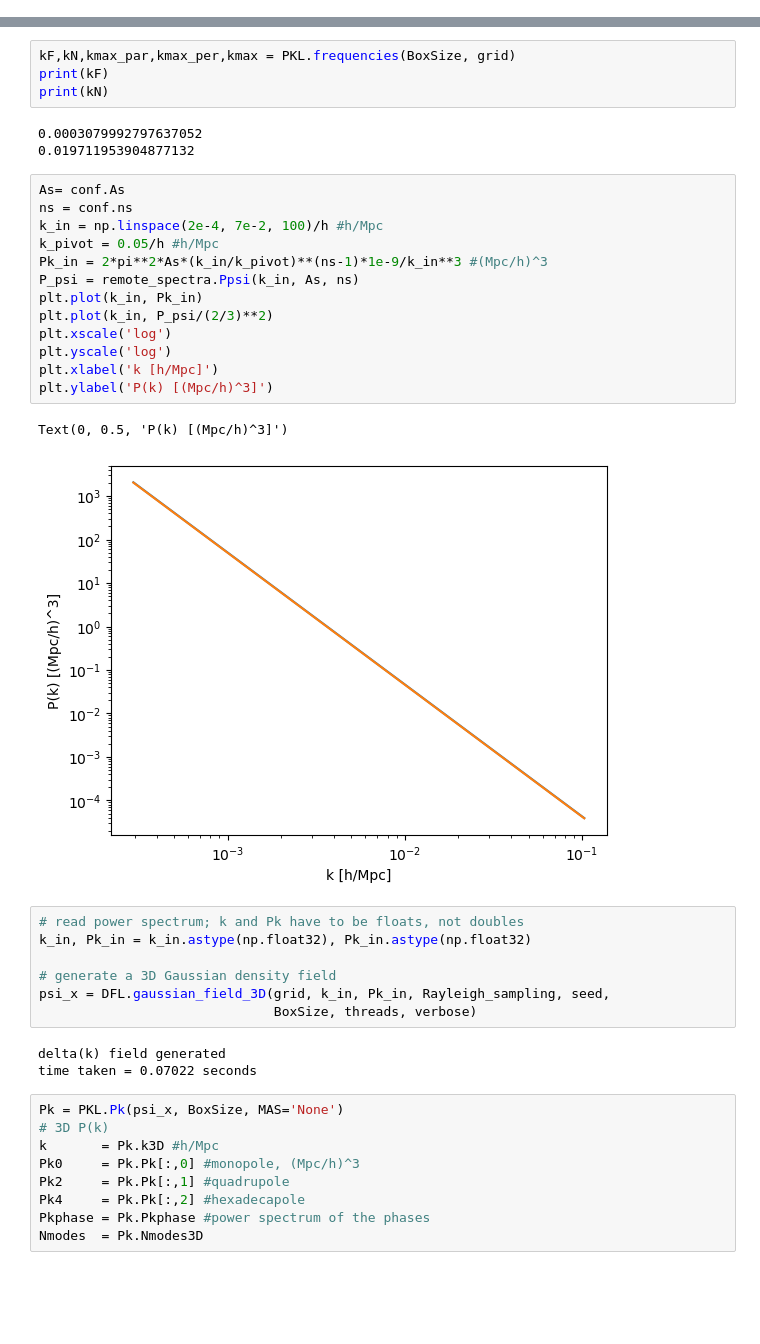
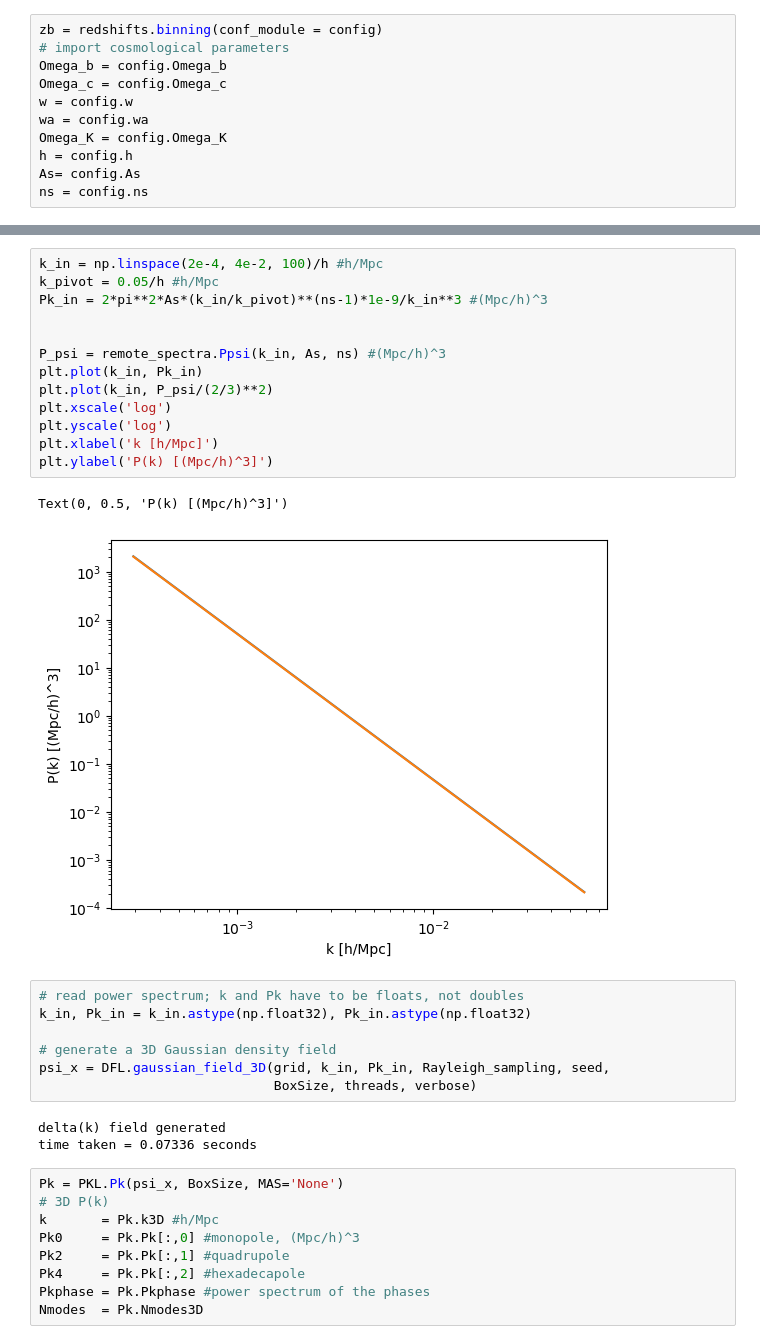
Before and after one commit to catketchup/ReCCO, a Jupyter notebook: code/Pylian_test.ipynb, the cells around one changed output, grey strips where cells are left out. Saved outputs shown, nothing was run; the diff lists cells and outputs as text; blank space fills up the shorter version.

```diff
--- a/code/Pylian_test.ipynb
+++ b/code/Pylian_test.ipynb
@@ -31,3 +24,14 @@ Dv_central = -remote_spectra.Dv_inter(Omega_b, Omega_c, w, wa, Omega_K, h)(zbins
+# %%
+zb = redshifts.binning(conf_module = config)
+# import cosmological parameters
+Omega_b = config.Omega_b
+Omega_c = config.Omega_c
+w = config.w
+wa = config.wa
+Omega_K = config.Omega_K
+h = config.h
+As= config.As
+ns = config.ns
 # %%
 grid              = 128  #grid size
 BoxSize           = 30000.0*h #Mpc/h
@@ -60,26 +71,19 @@ print(Max_k)
-# %%
-kF,kN,kmax_par,kmax_per,kmax = PKL.frequencies(BoxSize, grid)
-print(kF)
-print(kN)
-# %% [output]
-0.0003079992797637052
-0.019711953904877132
 # %%
-As= conf.As
-ns = conf.ns
-k_in = np.linspace(2e-4, 7e-2, 100)/h #h/Mpc
+k_in = np.linspace(2e-4, 4e-2, 100)/h #h/Mpc
 k_pivot = 0.05/h #h/Mpc
 Pk_in = 2*pi**2*As*(k_in/k_pivot)**(ns-1)*1e-9/k_in**3 #(Mpc/h)^3
-P_psi = remote_spectra.Ppsi(k_in, As, ns)
+
+
+P_psi = remote_spectra.Ppsi(k_in, As, ns) #(Mpc/h)^3
 plt.plot(k_in, Pk_in)
 plt.plot(k_in, P_psi/(2/3)**2)
 plt.xscale('log')
 plt.yscale('log')
 plt.xlabel('k [h/Mpc]')
 plt.ylabel('P(k) [(Mpc/h)^3]')
 # %% [output]
 Text(0, 0.5, 'P(k) [(Mpc/h)^3]')
-[figure, old version]
+[figure, new version]
 # %%
 # read power spectrum; k and Pk have to be floats, not doubles
 k_in, Pk_in = k_in.astype(np.float32), Pk_in.astype(np.float32)
@@ -89,7 +93,7 @@ psi_x = DFL.gaussian_field_3D(grid, k_in, Pk_in, Rayleigh_sampling, seed,
                               BoxSize, threads, verbose)
 # %% [output]
 delta(k) field generated
-time taken = 0.07022 seconds
+time taken = 0.07336 seconds
 # %%
 Pk = PKL.Pk(psi_x, BoxSize, MAS='None')
 # 3D P(k)
```
Also changed, not shown: parts of 21 cells of this notebook, 14 other files.
